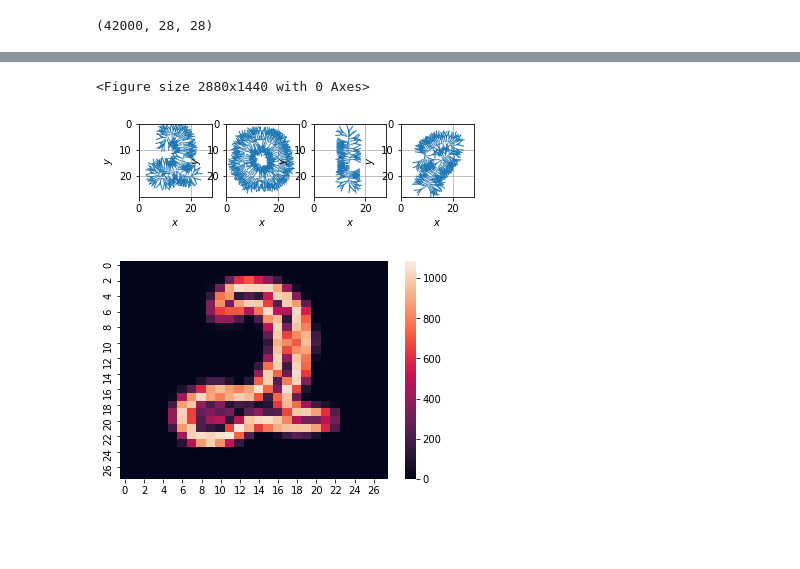
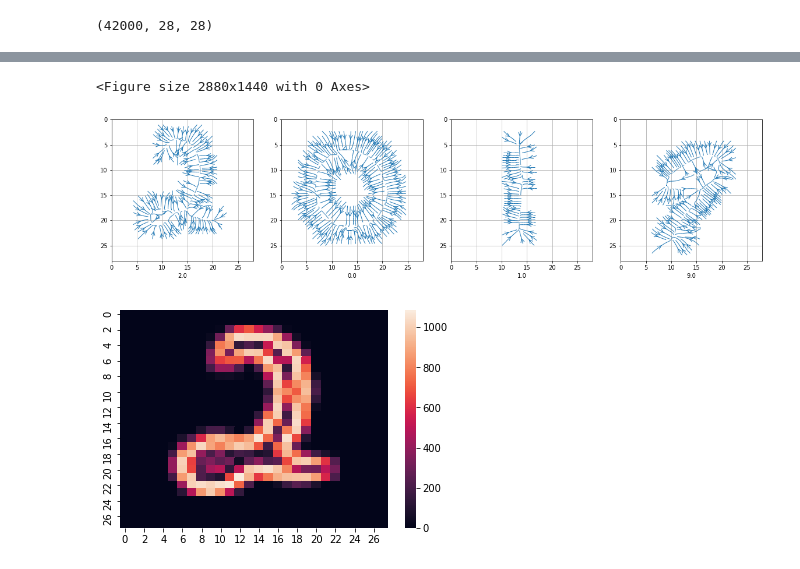
Before and after one commit to zamarseny/homework_python, a Jupyter notebook: CV/002_digit CV.ipynb, the cells around one changed output, grey strips where cells are left out. Saved outputs shown, nothing was run; the diff lists cells and outputs as text; code cells hidden in the pictures; blank space fills up the shorter version.

```diff
--- a/CV/002_digit CV.ipynb
+++ b/CV/002_digit CV.ipynb
@@ -169,8 +99,8 @@ train_img.shape
 ## Визуализируем исходные данные
 # %%
 fig = plt.figure(figsize=(20, 10))
-for i, img in enumerate(train_img[10:19], 1):
-    subplot = fig.add_subplot(1, 9, i)
+for i, img in enumerate(train_img[0:49], 1):
+    subplot = fig.add_subplot(5, 9, i)
     plt.imshow(img, cmap='gray');
     subplot.set_title('%s' % train_label[i - 1]);
 #img
@@ -194,3 +125,5 @@ for i in range(10):
 #img
 # %% [output]
 [figure]
+# %%
+plt.rcParams["figure.figsize"] = (20,10)
@@ -306,36 +340,37 @@ y = np.arange(27, -1, -1)
 X, Y = np.meshgrid(x, y)
 fig = plt.figure()
 k=1
 
 for i in [600, 1, 2, 11]:
     #subplot = fig.add_subplot(1, 7, i)
 
     ax = fig.add_subplot(1, 4, k)
 
     ax.streamplot(x, y, train_g[i,Y,X]*np.cos(train_theta[i,Y,X]), train_g[i,Y,X]*np.sin(train_theta[i,Y,X]), \
                   linewidth=1, cmap=plt.cm.inferno, \
                   density=2, arrowstyle='->', arrowsize=1.5 \
                   #,start_points=[X, Y]
                   #,start_points=np.meshgrid(x, y)\
                  )
 
     k+=1
     plt.grid(True)
     #grid(color='r', linestyle='-', linewidth=2)
     #Axes.grid(b=True, which='both', axis='both'\
           #, **kwargs\
     #         )
-    ax.set_xlabel('$x$')
-    ax.set_ylabel('$y$')
+    #ax.set_xlabel('$x$')
+    ax.set_xlabel(train_label[i])
+    #ax.set_ylabel('$y$')
     ax.set_xlim(0,28)
     ax.set_ylim(0,28)
     ax.set_aspect('equal')
 
     plt.gca().invert_yaxis()
 plt.show()
 # %% [output]
 <Figure size 2880x1440 with 0 Axes>
-[figure, old version]
+[figure, new version]
 # %%
 ax = sns.heatmap(train_g[600,27-Y,X])
 # %% [output]
```
Also changed, not shown: parts of 26 cells of this notebook.
